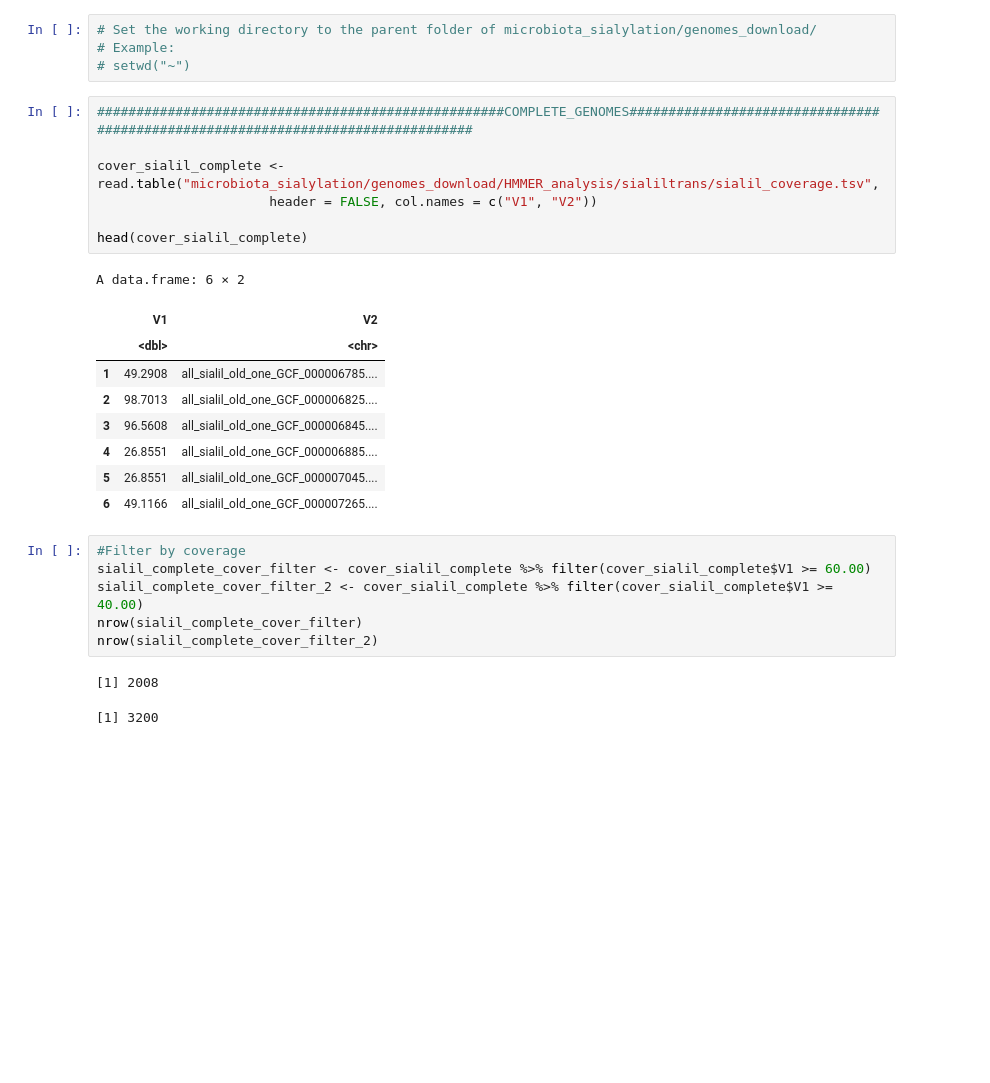
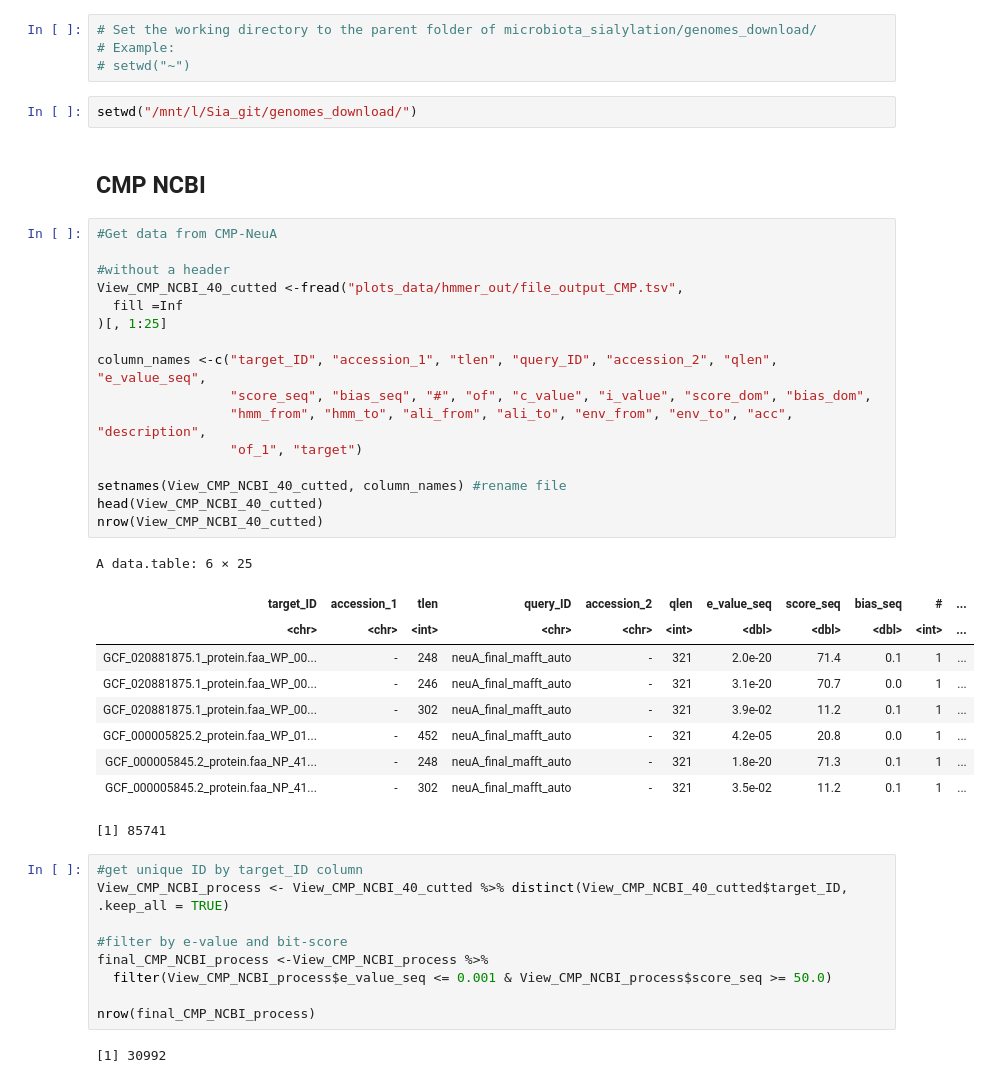
Before and after one commit to edtankian97/microbiota_sialylation, a Jupyter notebook: genomes_download/scripts/jupyter_scripts/hmm_process.ipynb, the cells around one changed output. Cells and saved outputs as stored; diff of their text form; blank space fills up the shorter version.

```diff
--- a/genomes_download/scripts/jupyter_scripts/hmm_process.ipynb
+++ b/genomes_download/scripts/jupyter_scripts/hmm_process.ipynb
@@ -31,30 +27,46 @@ The following objects are masked from ‘package:dplyr’:
 # Set the working directory to the parent folder of microbiota_sialylation/genomes_download/
 # Example:
 # setwd("~")
+# %%
+setwd("/mnt/l/Sia_git/genomes_download/")
+# %% [markdown]
+## CMP NCBI
 # %%
-####################################################COMPLETE_GENOMES################################################################################
+#Get data from CMP-NeuA
 
-cover_sialil_complete <-read.table("microbiota_sialylation/genomes_download/HMMER_analysis/sialiltrans/sialil_coverage.tsv",
-                      header = FALSE, col.names = c("V1", "V2"))
+#without a header
+View_CMP_NCBI_40_cutted <-fread("plots_data/hmmer_out/file_output_CMP.tsv",
+  fill =Inf
+)[, 1:25]
 
-head(cover_sialil_complete)
+column_names <-c("target_ID", "accession_1", "tlen", "query_ID", "accession_2", "qlen", "e_value_seq",
+                 "score_seq", "bias_seq", "#", "of", "c_value", "i_value", "score_dom", "bias_dom",
+                 "hmm_from", "hmm_to", "ali_from", "ali_to", "env_from", "env_to", "acc", "description",
+                 "of_1", "target")
+
+setnames(View_CMP_NCBI_40_cutted, column_names) #rename file
+head(View_CMP_NCBI_40_cutted)
+nrow(View_CMP_NCBI_40_cutted)
 # %% [output]
-A data.frame: 6 × 2
+A data.table: 6 × 25
-|  | V1 | V2 |
-|  | <dbl> | <chr> |
-| 1 | 49.2908 | all_sialil_old_one_GCF_000006785.... |
-| 2 | 98.7013 | all_sialil_old_one_GCF_000006825.... |
-| 3 | 96.5608 | all_sialil_old_one_GCF_000006845.... |
-| 4 | 26.8551 | all_sialil_old_one_GCF_000006885.... |
-| 5 | 26.8551 | all_sialil_old_one_GCF_000007045.... |
-| 6 | 49.1166 | all_sialil_old_one_GCF_000007265.... |
+| target_ID | accession_1 | tlen | query_ID | accession_2 | qlen | e_value_seq | score_seq | bias_seq | # | ... |
+| <chr> | <chr> | <int> | <chr> | <chr> | <int> | <dbl> | <dbl> | <dbl> | <int> | ... |
+| GCF_020881875.1_protein.faa_WP_00... | - | 248 | neuA_final_mafft_auto | - | 321 | 2.0e-20 | 71.4 | 0.1 | 1 | ... |
+| GCF_020881875.1_protein.faa_WP_00... | - | 246 | neuA_final_mafft_auto | - | 321 | 3.1e-20 | 70.7 | 0.0 | 1 | ... |
+| GCF_020881875.1_protein.faa_WP_00... | - | 302 | neuA_final_mafft_auto | - | 321 | 3.9e-02 | 11.2 | 0.1 | 1 | ... |
+| GCF_000005825.2_protein.faa_WP_01... | - | 452 | neuA_final_mafft_auto | - | 321 | 4.2e-05 | 20.8 | 0.0 | 1 | ... |
+| GCF_000005845.2_protein.faa_NP_41... | - | 248 | neuA_final_mafft_auto | - | 321 | 1.8e-20 | 71.3 | 0.1 | 1 | ... |
+| GCF_000005845.2_protein.faa_NP_41... | - | 302 | neuA_final_mafft_auto | - | 321 | 3.5e-02 | 11.2 | 0.1 | 1 | ... |
+[1] 85741
 # %%
-#Filter by coverage
-sialil_complete_cover_filter <- cover_sialil_complete %>% filter(cover_sialil_complete$V1 >= 60.00)
-sialil_complete_cover_filter_2 <- cover_sialil_complete %>% filter(cover_sialil_complete$V1 >= 40.00)
-nrow(sialil_complete_cover_filter)
-nrow(sialil_complete_cover_filter_2)
+#get unique ID by target_ID column
+View_CMP_NCBI_process <- View_CMP_NCBI_40_cutted %>% distinct(View_CMP_NCBI_40_cutted$target_ID, .keep_all = TRUE)
+
+#filter by e-value and bit-score
+final_CMP_NCBI_process <-View_CMP_NCBI_process %>%
+  filter(View_CMP_NCBI_process$e_value_seq <= 0.001 & View_CMP_NCBI_process$score_seq >= 50.0)
+
+nrow(final_CMP_NCBI_process)
 # %% [output]
-[1] 2008
+[1] 30992
-[1] 3200
 # %%
```
Also changed, not shown: parts of 64 cells of this notebook, 23 other files.
